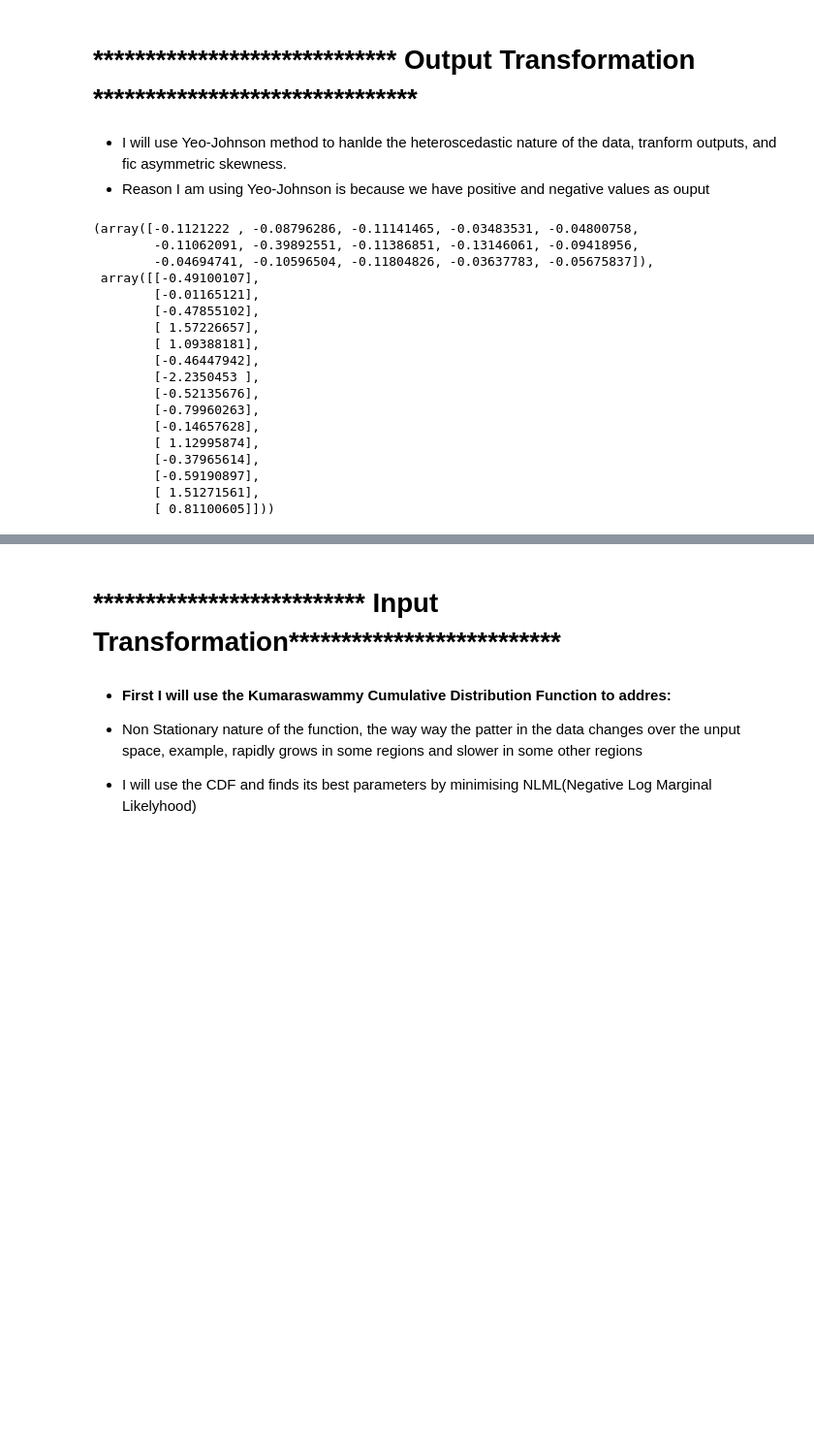
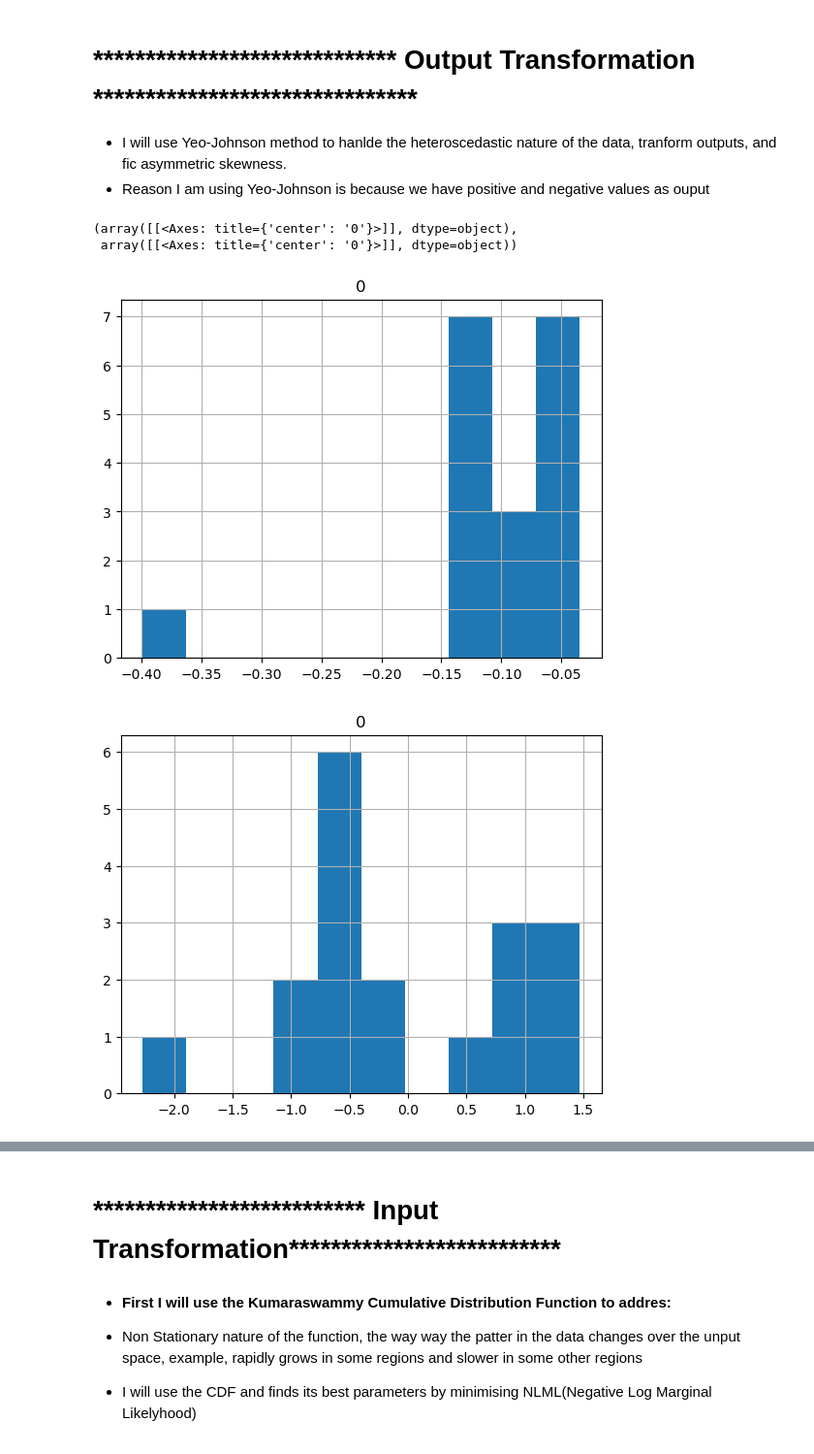
Before and after one commit to Alerdo/BlackBox-Bayesian_Optimisation, a Jupyter notebook: initial_data/0.0 notebooks/f3_optimisation.ipynb, the cells around one changed output, grey strips where cells are left out. Shown at 97% size. Saved outputs shown, nothing was run; the diff lists cells and outputs as text; code cells hidden in the pictures; blank space fills up the shorter version.

```diff
--- a/initial_data/0.0 notebooks/f3_optimisation.ipynb
+++ b/initial_data/0.0 notebooks/f3_optimisation.ipynb
@@ -497,28 +512,18 @@ Check Residual variance/ noise, when its high nise, wider bounds, low noise tigh
 # %%
 from sklearn.preprocessing import PowerTransformer
 import numpy as np
 
 # Assuming f1_out is a NumPy array or a pandas Series
 f1_out_transformed = PowerTransformer(method='yeo-johnson').fit_transform(f1_out.reshape(-1, 1))
 
 # The transformed data is now stored in f1_out_transformed
 f1_out, f1_out_transformed
+
+original_out = pd.DataFrame(f1_out)
+transformed_out = pd.DataFrame(f1_out_transformed)
+original_out.hist(), transformed_out.hist()
 # %% [output]
-(array([-0.1121222 , -0.08796286, -0.11141465, -0.03483531, -0.04800758,
-        -0.11062091, -0.39892551, -0.11386851, -0.13146061, -0.09418956,
-        -0.04694741, -0.10596504, -0.11804826, -0.03637783, -0.05675837]),
- array([[-0.49100107],
-        [-0.01165121],
-        [-0.47855102],
-        [ 1.57226657],
-        [ 1.09388181],
-        [-0.46447942],
-        [-2.2350453 ],
-        [-0.52135676],
-        [-0.79960263],
-        [-0.14657628],
-        [ 1.12995874],
-        [-0.37965614],
-        [-0.59190897],
-        [ 1.51271561],
-        [ 0.81100605]]))
+(array([[<Axes: title={'center': '0'}>]], dtype=object),
+ array([[<Axes: title={'center': '0'}>]], dtype=object))
+[figure, added]
+[figure, added]
```
Also changed, not shown: parts of 39 cells of this notebook, 18 other files.
